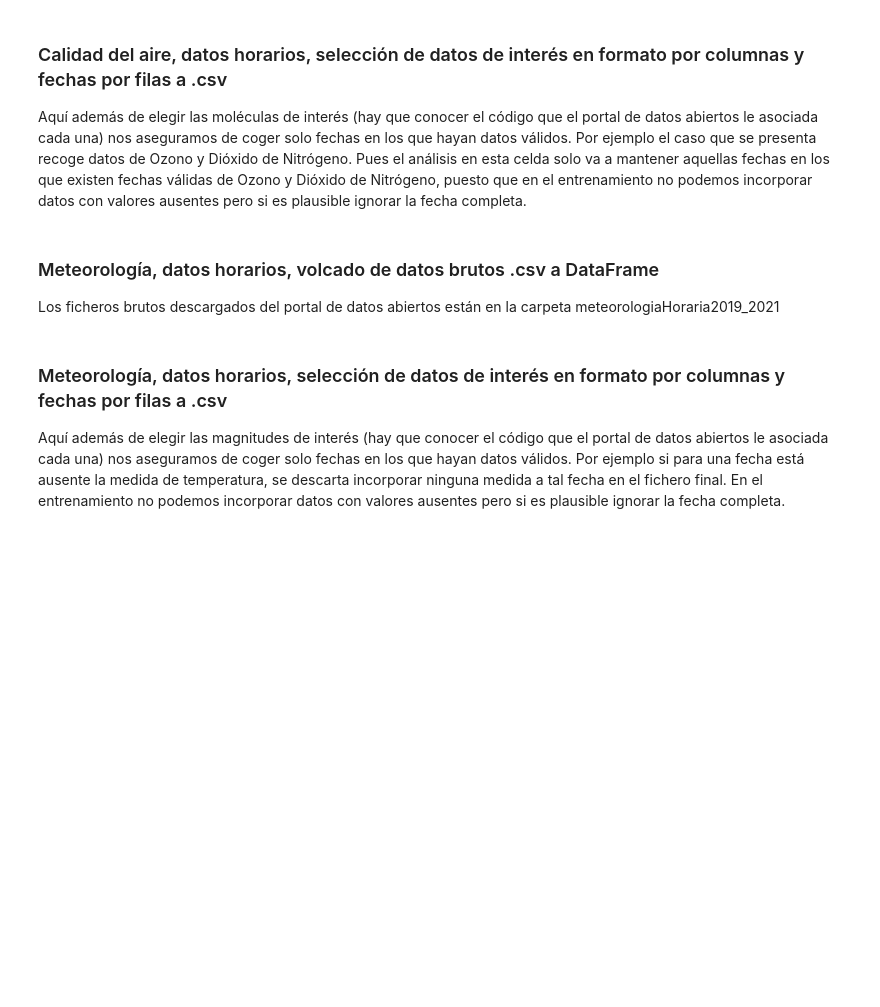
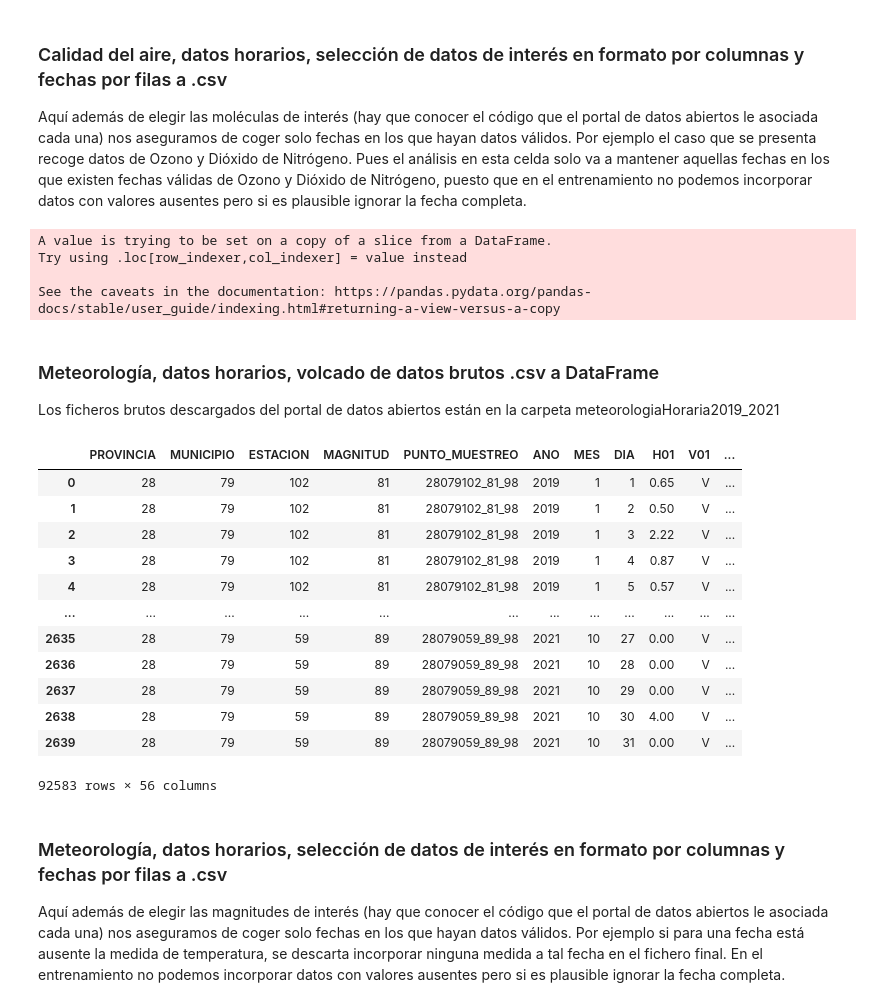
Before and after one commit to juanlu29/regresionHorariaNO2Madrid, a Jupyter notebook: proyectoNN.ipynb, the cells around one changed output. Cells and saved outputs as stored; diff of their text form; code cells hidden in the pictures; blank space fills up the shorter version.

```diff
--- a/proyectoNN.ipynb
+++ b/proyectoNN.ipynb
@@ -212,7 +235,12 @@ datosHorarios_pd[columnas[0:-1]] = datosHorariosAnualesEspecificos_medicion_np.T
 datosHorarios_pd[columnas[-1]] = fechasValidas_np[:,0]
 
 # Nos lo llevamos a un csv
-datosHorarios_pd.to_csv('datosHorariosContaminantes_plazaCarmen.csv',sep=',')
+datosHorarios_pd.to_csv('/content/regresionHorariaNO2Madrid/datosHorariosContaminantes_plazaCarmen.csv',sep=',')
+# %% [output]
+A value is trying to be set on a copy of a slice from a DataFrame.
+Try using .loc[row_indexer,col_indexer] = value instead
+
+See the caveats in the documentation: https://pandas.pydata.org/pandas-docs/stable/user_guide/indexing.html#returning-a-view-versus-a-copy
 # %% [markdown]
 ### Meteorología, datos horarios, volcado de datos brutos .csv a DataFrame <a class="anchor" id="fifth-bullet"></a>
 
@@ -220,26 +248,40 @@ Los ficheros brutos descargados del portal de datos abiertos están en la carpet
 # %%
 ### DATOS HORARIOS
 
 # La dirección de los datos diarios es la siguiente
-directorioMeteoHorarios = './meteorologiaHoraria2019_2021/'
+directorioMeteoHorarios = '/content/regresionHorariaNO2Madrid/meteorologiaHoraria2019_2021/'
 
 # Lista con dataFrames de los datos en el formato ofrecido por la CAM
 # Tenemos para todos los meses y años.
 meses = np.array(['ene','feb','mar','abr','may','jun','jul','ago','sep','oct','nov','dic'])
 years_csv = np.array(['_meteo19.csv','_meteo20.csv','_meteo21.csv'])
 
 # Se implementa el siguiente producto cartesiano para tener los nombres de todos los ficheros
 ficheros = np.asarray([ np.asarray([ mes+ycsv for mes in meses]) for ycsv in years_csv[0:2] ]).reshape(len(meses)*len(years_csv[0:2]))
 # Esto es porque los datos no estan para los 12 meses del año 21 y por lo tanto la operación anterior sobre todos los años no devolvería una estuctura rectangular
 ficheros = np.concatenate(( ficheros, np.asarray([ mes+years_csv[-1] for mes in meses[0:-2] ] )))
 ficheros = ficheros.reshape(len(meses)*len(years_csv[0:2])+len(meses[0:10]))
 
 meteoHorariosAnuales_ls_pd = [ pd.read_csv(directorioMeteoHorarios+fichero, sep =';') for fichero in ficheros]
 
 # Se concatenan los dataframes
 meteoHorariosAnuales_pd = pd.concat(meteoHorariosAnuales_ls_pd)
 
 meteoHorariosAnuales_pd
+# %% [output]
+|  | PROVINCIA | MUNICIPIO | ESTACION | MAGNITUD | PUNTO_MUESTREO | ANO | MES | DIA | H01 | V01 | ... |
+| 0 | 28 | 79 | 102 | 81 | 28079102_81_98 | 2019 | 1 | 1 | 0.65 | V | ... |
+| 1 | 28 | 79 | 102 | 81 | 28079102_81_98 | 2019 | 1 | 2 | 0.50 | V | ... |
+| 2 | 28 | 79 | 102 | 81 | 28079102_81_98 | 2019 | 1 | 3 | 2.22 | V | ... |
+| 3 | 28 | 79 | 102 | 81 | 28079102_81_98 | 2019 | 1 | 4 | 0.87 | V | ... |
+| 4 | 28 | 79 | 102 | 81 | 28079102_81_98 | 2019 | 1 | 5 | 0.57 | V | ... |
+| ... | ... | ... | ... | ... | ... | ... | ... | ... | ... | ... | ... |
+| 2635 | 28 | 79 | 59 | 89 | 28079059_89_98 | 2021 | 10 | 27 | 0.00 | V | ... |
+| 2636 | 28 | 79 | 59 | 89 | 28079059_89_98 | 2021 | 10 | 28 | 0.00 | V | ... |
+| 2637 | 28 | 79 | 59 | 89 | 28079059_89_98 | 2021 | 10 | 29 | 0.00 | V | ... |
+| 2638 | 28 | 79 | 59 | 89 | 28079059_89_98 | 2021 | 10 | 30 | 4.00 | V | ... |
+| 2639 | 28 | 79 | 59 | 89 | 28079059_89_98 | 2021 | 10 | 31 | 0.00 | V | ... |
+92583 rows × 56 columns
 # %% [markdown]
 ### Meteorología, datos horarios, selección de datos de interés en formato por columnas y fechas por filas a .csv
 
```
Also changed, not shown: parts of 17 cells of this notebook.
